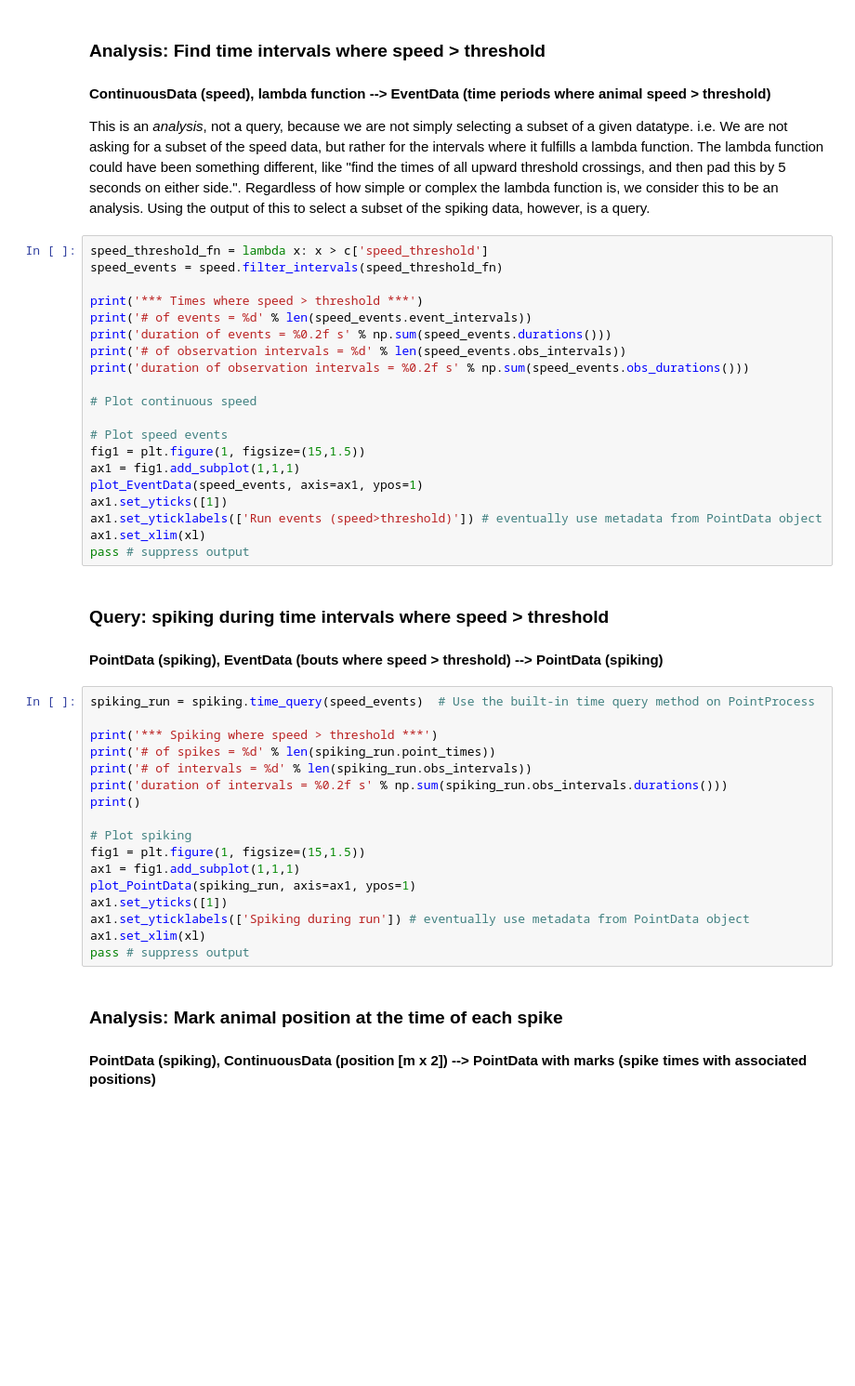
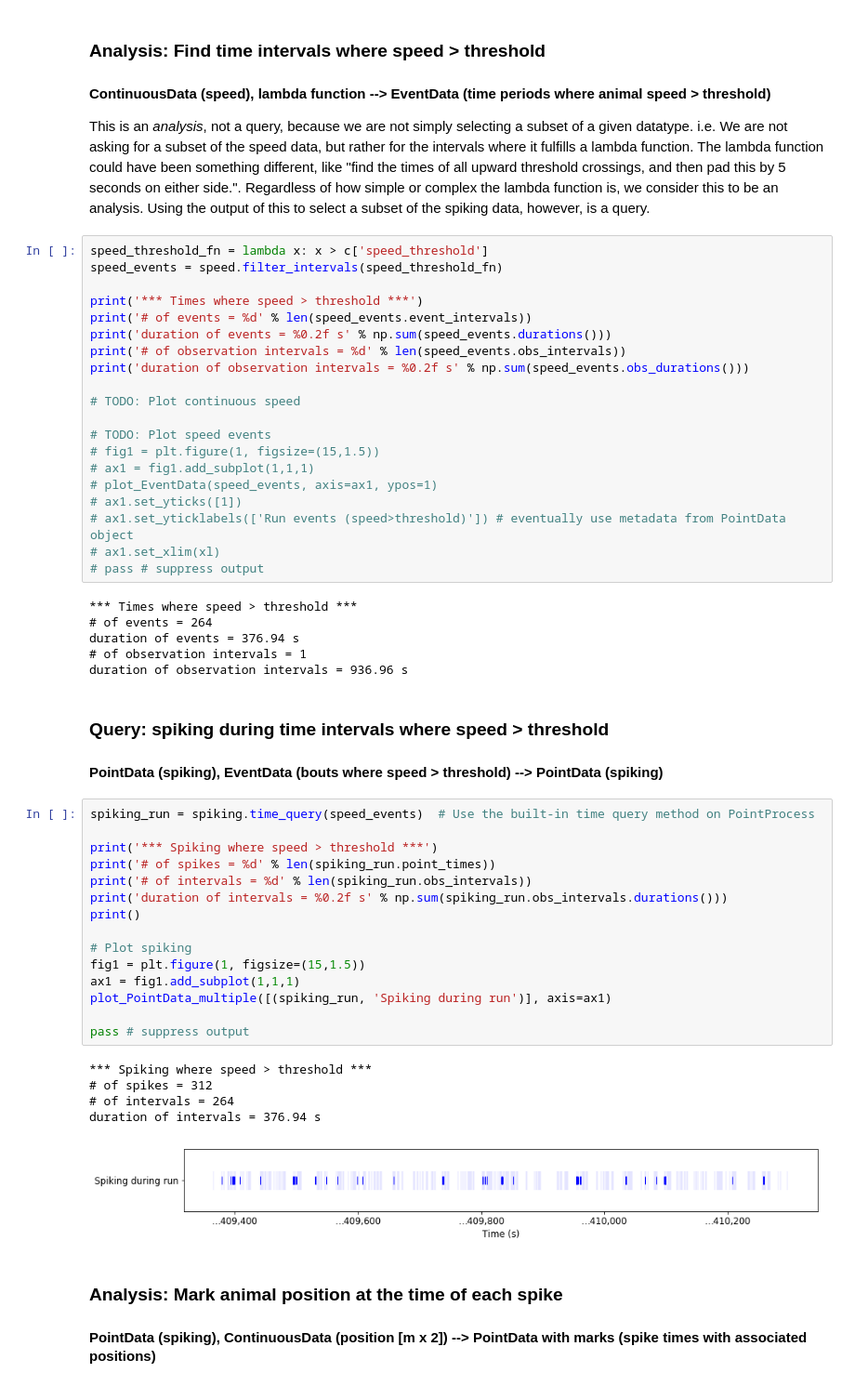
Before and after one commit to LorenFrankLab/franklab-nwb, a Jupyter notebook: place_field_with_queries.ipynb, the cells around one changed output. Shown at 93% size. Cells and saved outputs as stored; diff of their text form; blank space fills up the shorter version.

Commit message:
Franklab: fix PointData plotting
Remove labels on ContinuousData for the time being, as it is throwing an error when marking a PointData

```diff
--- a/place_field_with_queries.ipynb
+++ b/place_field_with_queries.ipynb
@@ -130,36 +152,46 @@ print('duration of events = %0.2f s' % np.sum(speed_events.durations()))
 print('# of observation intervals = %d' % len(speed_events.obs_intervals))
 print('duration of observation intervals = %0.2f s' % np.sum(speed_events.obs_durations()))
 
-# Plot continuous speed
+# TODO: Plot continuous speed
 
-# Plot speed events
-fig1 = plt.figure(1, figsize=(15,1.5))
-ax1 = fig1.add_subplot(1,1,1)
-plot_EventData(speed_events, axis=ax1, ypos=1)
-ax1.set_yticks([1])
-ax1.set_yticklabels(['Run events (speed>threshold)']) # eventually use metadata from PointData object
-ax1.set_xlim(xl)
-pass # suppress output
+# TODO: Plot speed events
+# fig1 = plt.figure(1, figsize=(15,1.5))
+# ax1 = fig1.add_subplot(1,1,1)
+# plot_EventData(speed_events, axis=ax1, ypos=1)
+# ax1.set_yticks([1])
+# ax1.set_yticklabels(['Run events (speed>threshold)']) # eventually use metadata from PointData object
+# ax1.set_xlim(xl)
+# pass # suppress output
+# %% [output]
+*** Times where speed > threshold ***
+# of events = 264
+duration of events = 376.94 s
+# of observation intervals = 1
+duration of observation intervals = 936.96 s
 # %% [markdown]
 ### Query: spiking during time intervals where speed > threshold
 #### PointData (spiking), EventData (bouts where speed > threshold) --> PointData (spiking)
 # %%
 spiking_run = spiking.time_query(speed_events)  # Use the built-in time query method on PointProcess
 
 print('*** Spiking where speed > threshold ***')
 print('# of spikes = %d' % len(spiking_run.point_times))
 print('# of intervals = %d' % len(spiking_run.obs_intervals))
 print('duration of intervals = %0.2f s' % np.sum(spiking_run.obs_intervals.durations()))
 print()
 
 # Plot spiking
 fig1 = plt.figure(1, figsize=(15,1.5))
 ax1 = fig1.add_subplot(1,1,1)
-plot_PointData(spiking_run, axis=ax1, ypos=1)
-ax1.set_yticks([1])
-ax1.set_yticklabels(['Spiking during run']) # eventually use metadata from PointData object
-ax1.set_xlim(xl)
+plot_PointData_multiple([(spiking_run, 'Spiking during run')], axis=ax1)
+
 pass # suppress output
+# %% [output]
+*** Spiking where speed > threshold ***
+# of spikes = 312
+# of intervals = 264
+duration of intervals = 376.94 s
+[figure, added]
 # %% [markdown]
 ### Analysis: Mark animal position at the time of each spike
 #### PointData (spiking), ContinuousData (position [m x 2]) --> PointData with marks (spike times with associated positions)
```
Also changed, not shown: parts of 5 cells of this notebook.
